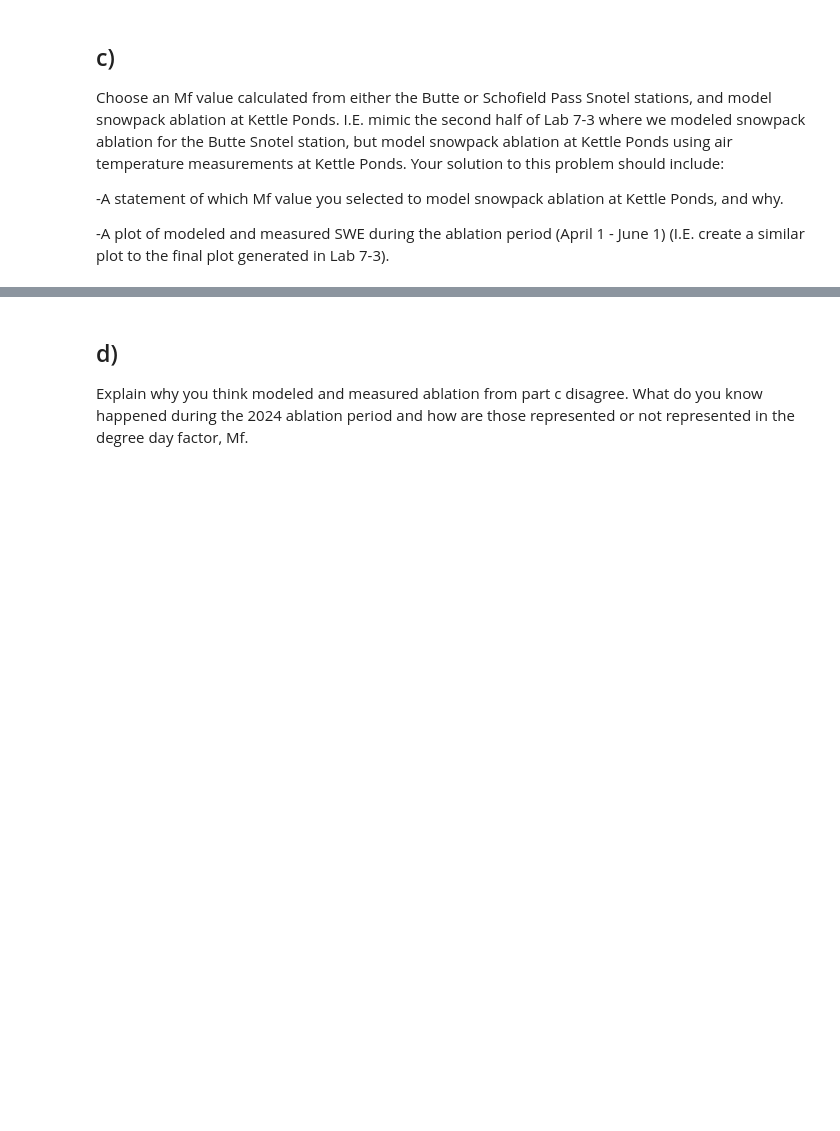
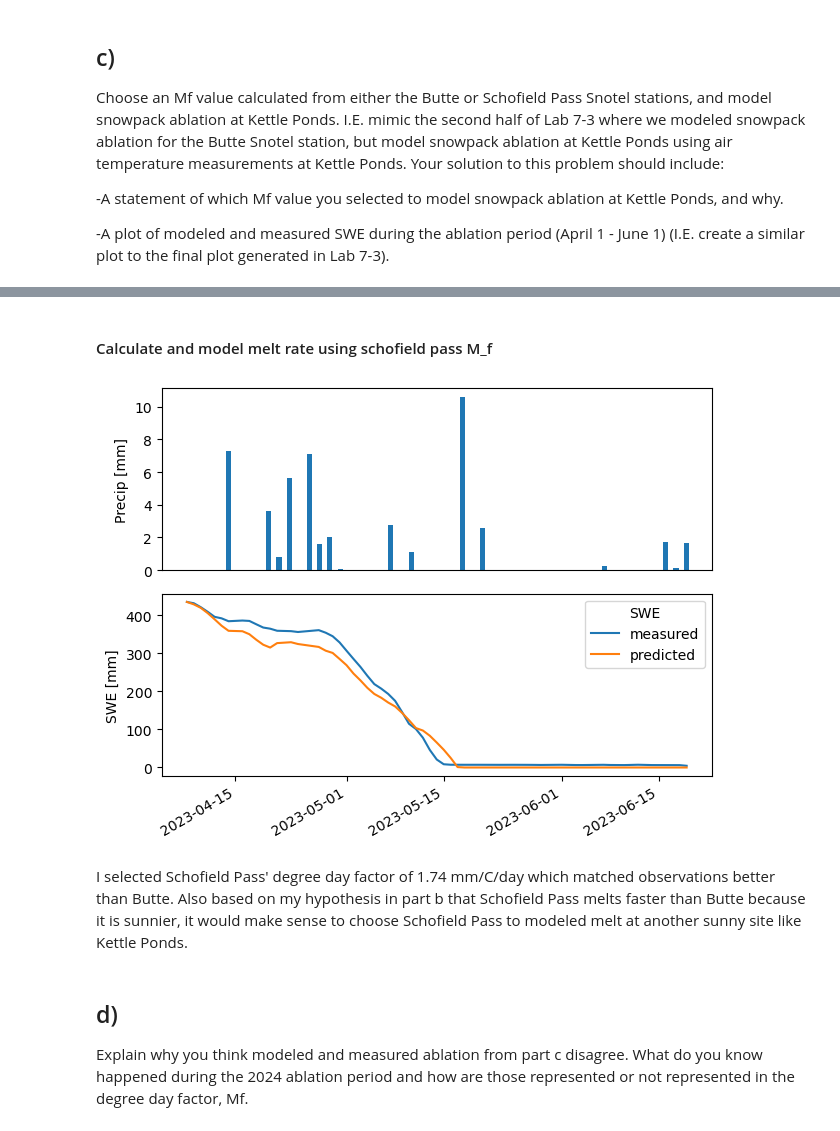
Before and after one commit to clinton-alden/snow_hydrology_WI25, a Jupyter notebook: module8/homework_7_8.ipynb, the cells around one changed output, grey strips where cells are left out. Saved outputs shown, nothing was run; the diff lists cells and outputs as text; code cells hidden in the pictures; blank space fills up the shorter version.

```diff
--- a/module8/homework_7_8.ipynb
+++ b/module8/homework_7_8.ipynb
@@ -102,3 +87,6 @@ def melt_rate(df):
         |
         (chart_2d_histogram + line).properties(title=f'M_f = {round(DEGREE_DAY_FACTOR,2)} mm/˚C/day')
     ).resolve_scale(x='shared', y='shared')
+
+
+    return DEGREE_DAY_FACTOR
@@ -117,3 +256,41 @@ Compare Mf values calculated at the Butte and Schofield Pass Snotel stations. Ex
+# %% [markdown]
+#### Calculate and model melt rate using schofield pass M_f
+# %%
+# sos_df['melt rate'] = sos_df['MAX AIR TEMP'] * DEGREE_DAY_FACTOR
+sos_df['melt rate'] = sos_df['MAX AIR TEMP'] * 1.74
+
+# get the initial SWE value from measurements
+swe_measured_initial_value = sos_df['SWE'].iloc[0]
+
+# calculate modeled SWE, modeling ablation using the estimated melt rates
+#   First, create a list that will hold the modeled, daily SWE
+modeled_swe = [swe_measured_initial_value]
+
+#   Second, loop over melt rates from each day, calculate the new
+#   SWE using the melt rate from the previous day.
+for melt_rate in sos_df['melt rate']:
+    updated_swe = modeled_swe[-1] - melt_rate
+    if updated_swe >= 0:
+        modeled_swe.append(updated_swe)
+    else:
+        modeled_swe.append(0)
+
+# Add the modeled SWE back into our dataframe. We remove the last predicted SWE value because we have one day of modeled SWE beyond our measured SWE.
+sos_df['SWE predicted'] = modeled_swe[:-1]
+
+fig, axes = plt.subplots(2,1)
+sos_df['SWE'].plot(label='measured', ax = axes[1])
+sos_df['SWE predicted'].plot(label='predicted', ax = axes[1])
+sos_df['PRECIPITATION'].plot.bar(ax=axes[0])
+axes[0].set_xticks([])
+axes[0].set_ylabel('Precip [mm]')
+axes[1].set_ylabel('SWE [mm]')
+plt.legend(title='SWE')
+plt.tight_layout()
+# %% [output]
+[figure, added]
+# %% [markdown]
+I selected Schofield Pass' degree day factor of 1.74 mm/C/day which matched observations better than Butte. Also based on my hypothesis in part b that Schofield Pass melts faster than Butte because it is sunnier, it would make sense to choose Schofield Pass to modeled melt at another sunny site like Kettle Ponds.
 # %% [markdown]
 ## d)
 
```
Also changed, not shown: parts of 16 cells of this notebook.
